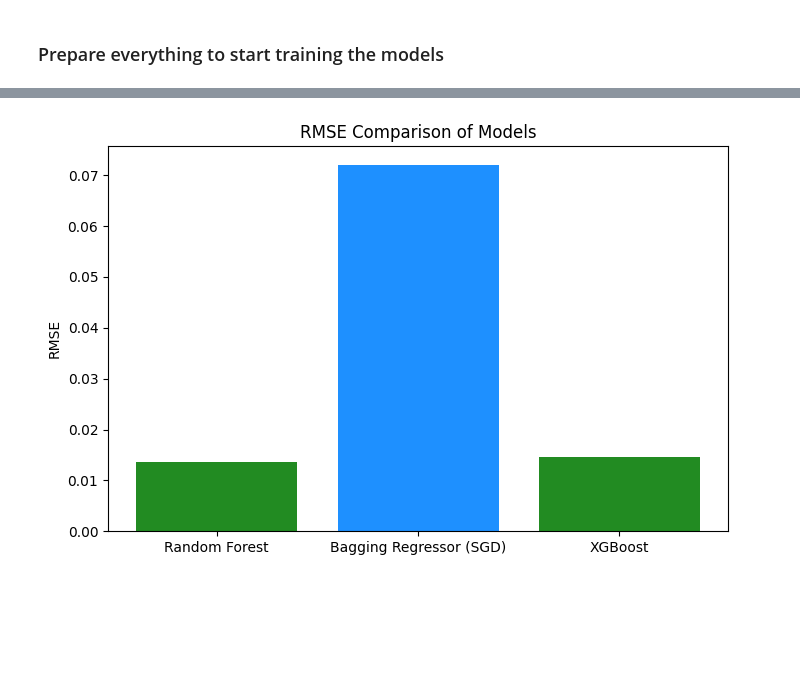
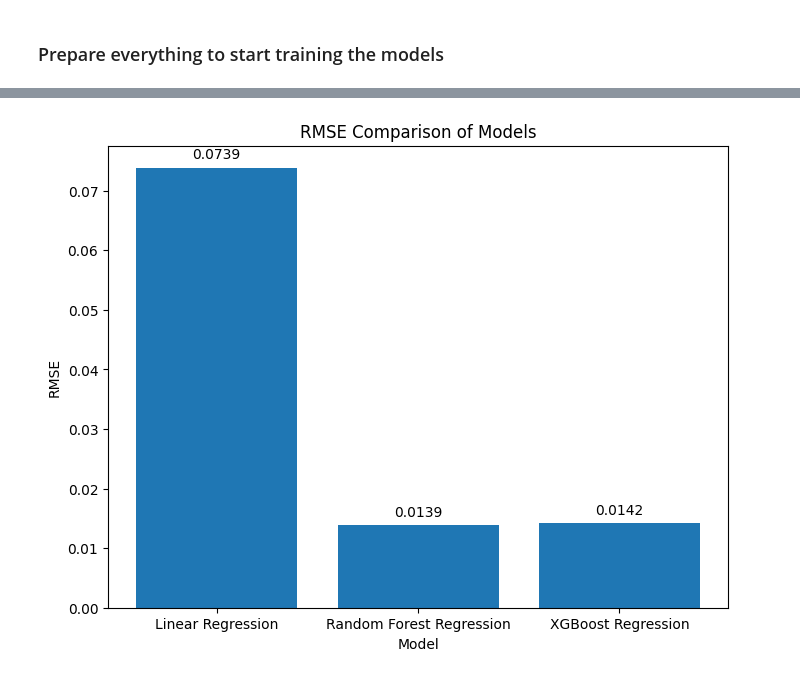
Before and after one commit to GiuliannaNevarezYee/CS-4361-Project-GGZ, a Jupyter notebook: Machine Learn/Project.ipynb, the cells around one changed output, grey strips where cells are left out. Saved outputs shown, nothing was run; the diff lists cells and outputs as text; code cells hidden in the pictures; blank space fills up the shorter version.

```diff
--- a/Machine Learn/Project.ipynb
+++ b/Machine Learn/Project.ipynb
@@ -406,23 +374,33 @@ Random Forest RMSE: 0.01
 # %%
-# --- Extract feature importance from the trained Random Forest model ---
+# Extract feature importance from the trained Random Forest model
 rf_feature_importance = rf_model.feature_importances_
 
-# --- Set a threshold for feature importance (e.g., keep features with importance > 0.01) ---
-importance_threshold = 0.005
+# Set a threshold for feature importance (e.g., keep features with importance > 0.001)
+importance_threshold = 0.001
 
-# --- Get the important features (boolean mask for importance > threshold) ---
+# Get the important features (boolean mask for importance > threshold)
 important_rf_features = rf_feature_importance > importance_threshold
 
-# --- Get the names of the important features ---
+# Get the names of the important features
 X_important_rf = X.columns[important_rf_features]
 
-# --- Get the importance values of the important features ---
+# Get the importance values of the important features
 importance_values = rf_feature_importance[important_rf_features]
 
-# --- Plot the feature importance for the important features ---
+# Sort the features by importance
+sorted_indices = importance_values.argsort()
+X_important_rf_sorted = X_important_rf[sorted_indices]
+importance_values_sorted = importance_values[sorted_indices]
+
+#  Plot the feature importance for the important features
 plt.figure(figsize=(12, 6))
-plt.barh(X_important_rf, importance_values)
-plt.xlabel('Feature Importance')
-plt.title('Random Forest Feature Importance (Filtered by Threshold)')
+bars = plt.barh(X_important_rf_sorted, importance_values_sorted)
+plt.xlabel('Importance')
+plt.ylabel('Feature')
+plt.title('Random Forest Regression Features by Importance (Filtered by Threshold)')
+for bar, value in zip(bars, importance_values_sorted):
+    width = bar.get_width()
+    plt.text(width + 0.0005, bar.get_y() + bar.get_height()/2,
+             f"{value:.4f}", va='center', fontsize=9)
 plt.show()
 # %% [output]
@@ -457,13 +437,18 @@ plt.show()
 # %%
 # RMSE values
-models = ['Random Forest', 'Bagging Regressor (SGD)', 'XGBoost']
-rmse_values = [rmse_rf, rmse, rmse_xgb]
+models = ['Linear Regression', 'Random Forest Regression', 'XGBoost Regression']
+rmse_values = [rmse_lgr, rmse_rf, rmse_xgb]
 
 # Plot
-plt.figure(figsize=(8, 5))
-plt.bar(models, rmse_values, color=['forestgreen', 'dodgerblue'])
+plt.figure(figsize=(8, 6))
+bars = plt.bar(models, rmse_values)
 plt.ylabel('RMSE')
+plt.xlabel('Model')
 plt.title('RMSE Comparison of Models')
+for bar, rmse in zip(bars, rmse_values):
+    height = bar.get_height()
+    plt.text(bar.get_x() + bar.get_width()/2, height + 0.001, f"{rmse:.4f}",
+             ha='center', va='bottom', fontsize=10)
 plt.show()
 # %% [output]
-[figure, old version]
+[figure, new version]
```
Also changed, not shown: parts of 16 cells of this notebook, 7 other files.
